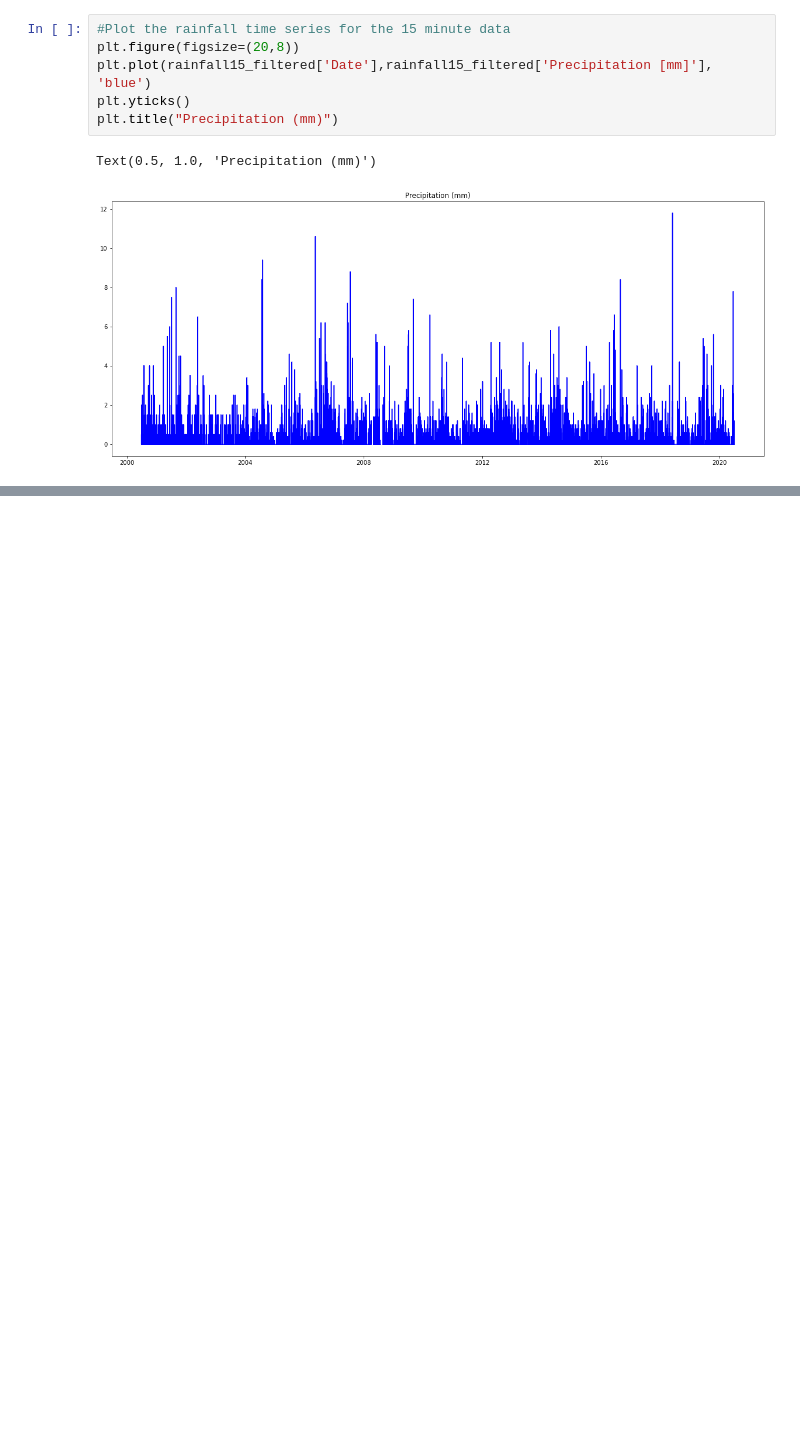
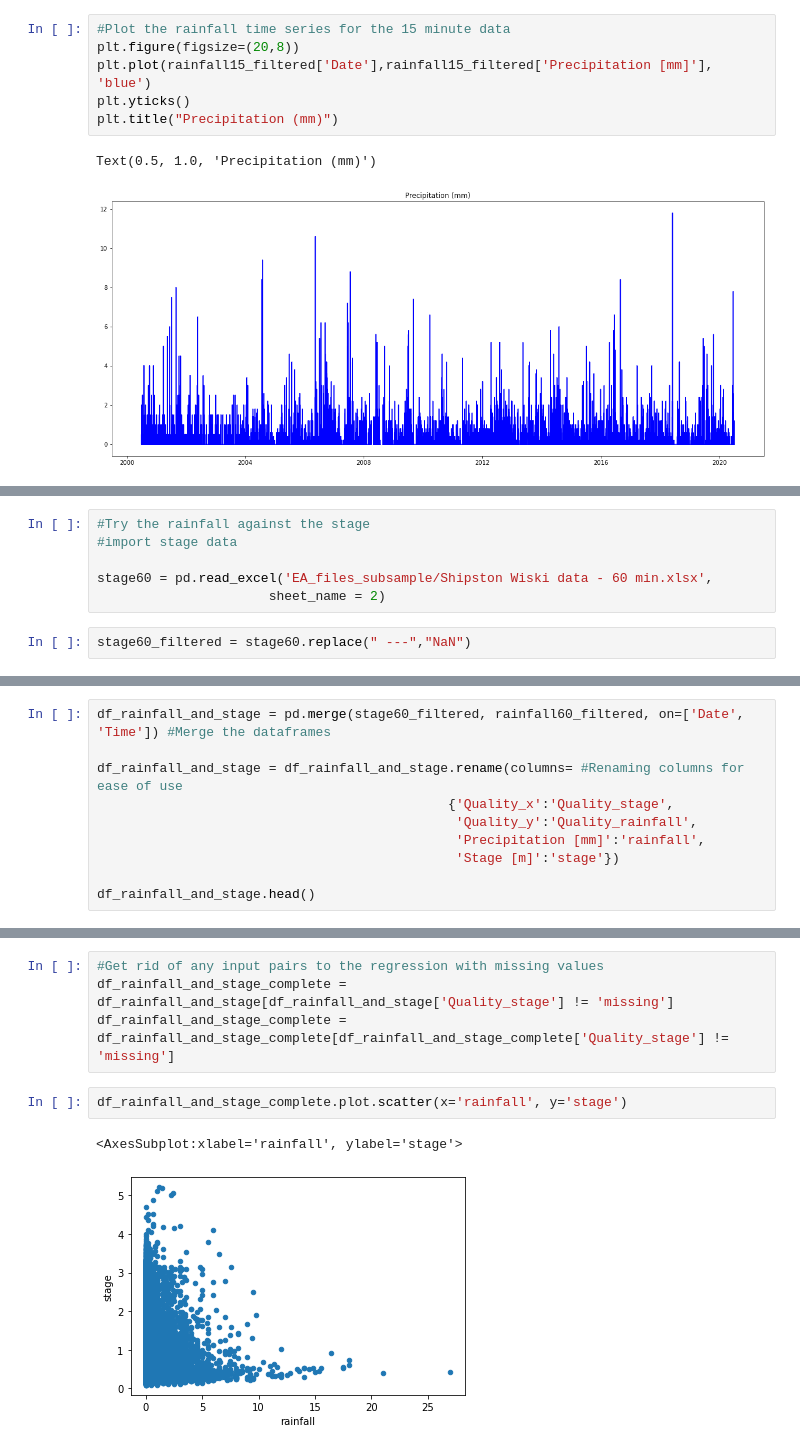
Before and after one commit to ai4er-cdt/flood_risk_shipston, a Jupyter notebook: rainfall_data.ipynb, the cells around one changed output, grey strips where cells are left out. Cells and saved outputs as stored; diff of their text form; blank space fills up the shorter version.

```diff
--- a/rainfall_data.ipynb
+++ b/rainfall_data.ipynb
@@ -80,0 +164,8 @@ Text(0.5, 1.0, 'Precipitation (mm)')
+# %%
+#Try the rainfall against the stage
+#import stage data
+
+stage60 = pd.read_excel('EA_files_subsample/Shipston Wiski data - 60 min.xlsx',
+                      sheet_name = 2)
+# %%
+stage60_filtered = stage60.replace(" ---","NaN")
@@ -80,0 +185,10 @@ Text(0.5, 1.0, 'Precipitation (mm)')
+# %%
+df_rainfall_and_stage = pd.merge(stage60_filtered, rainfall60_filtered, on=['Date', 'Time']) #Merge the dataframes
+
+df_rainfall_and_stage = df_rainfall_and_stage.rename(columns= #Renaming columns for ease of use
+                                             {'Quality_x':'Quality_stage',
+                                              'Quality_y':'Quality_rainfall',
+                                              'Precipitation [mm]':'rainfall',
+                                              'Stage [m]':'stage'})
+
+df_rainfall_and_stage.head()
@@ -80,0 +202,9 @@ Text(0.5, 1.0, 'Precipitation (mm)')
+# %%
+#Get rid of any input pairs to the regression with missing values
+df_rainfall_and_stage_complete = df_rainfall_and_stage[df_rainfall_and_stage['Quality_stage'] != 'missing']
+df_rainfall_and_stage_complete = df_rainfall_and_stage_complete[df_rainfall_and_stage_complete['Quality_stage'] != 'missing']
+# %%
+df_rainfall_and_stage_complete.plot.scatter(x='rainfall', y='stage')
+# %% [output]
+<AxesSubplot:xlabel='rainfall', ylabel='stage'>
+[figure, added]
```
Also changed, not shown: parts of 19 cells of this notebook, 2 other files.
